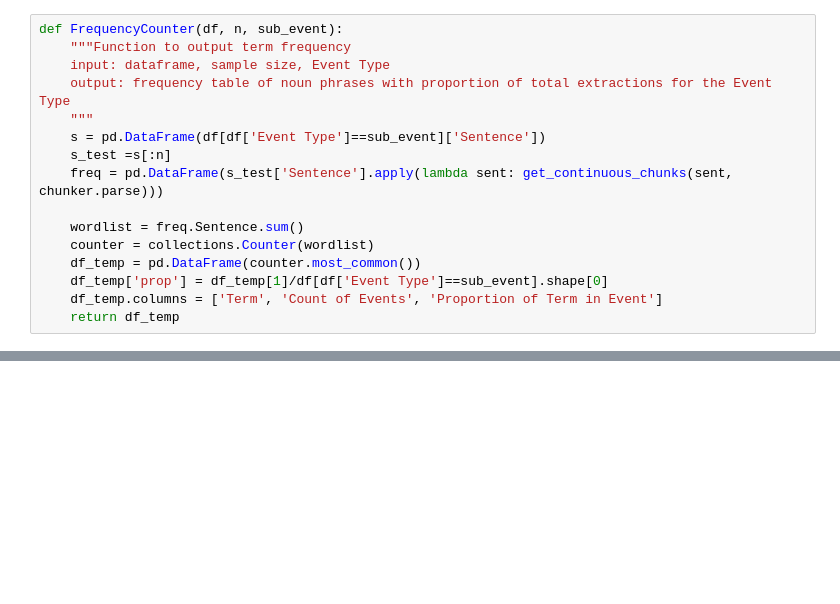
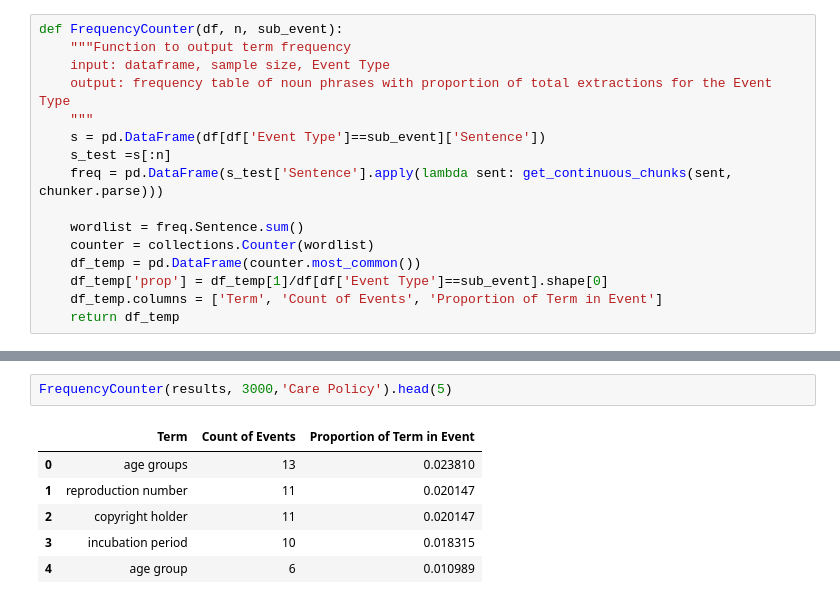
Before and after one commit to Hazoom/covid19, a Jupyter notebook: notebooks/Taxonomy/Taxonomy_Build.ipynb, the cells around one changed output, grey strips where cells are left out. Drawn from its saved outputs; the diff is of its cells as text; blank space fills up the shorter version.

```diff
--- a/notebooks/Taxonomy/Taxonomy_Build.ipynb
+++ b/notebooks/Taxonomy/Taxonomy_Build.ipynb
@@ -228,0 +267,9 @@ def FrequencyCounter(df, n, sub_event):
+# %%
+FrequencyCounter(results, 3000,'Care Policy').head(5)
+# %% [output]
+|  | Term | Count of Events | Proportion of Term in Event |
+| 0 | age groups | 13 | 0.023810 |
+| 1 | reproduction number | 11 | 0.020147 |
+| 2 | copyright holder | 11 | 0.020147 |
+| 3 | incubation period | 10 | 0.018315 |
+| 4 | age group | 6 | 0.010989 |
```
Also changed, not shown: parts of 38 cells of this notebook.
